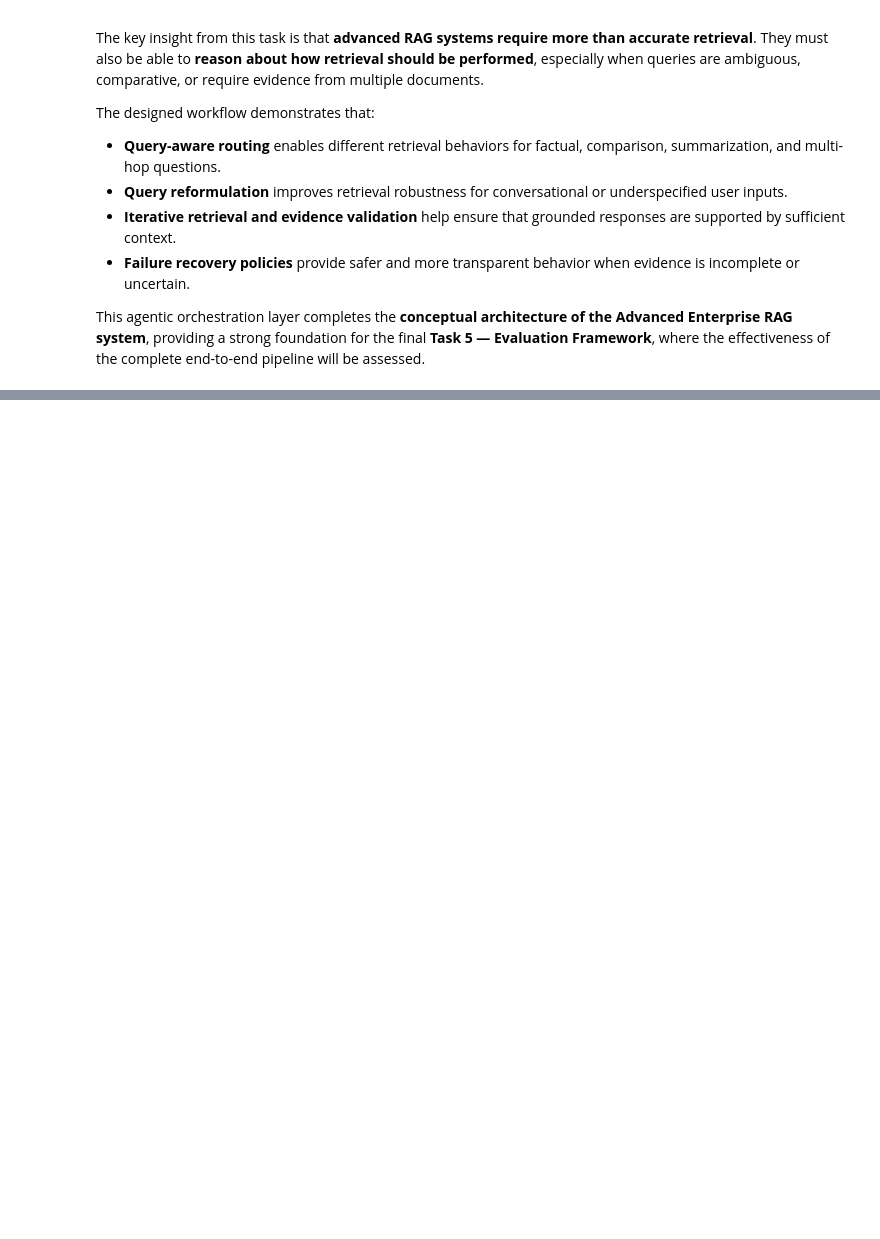
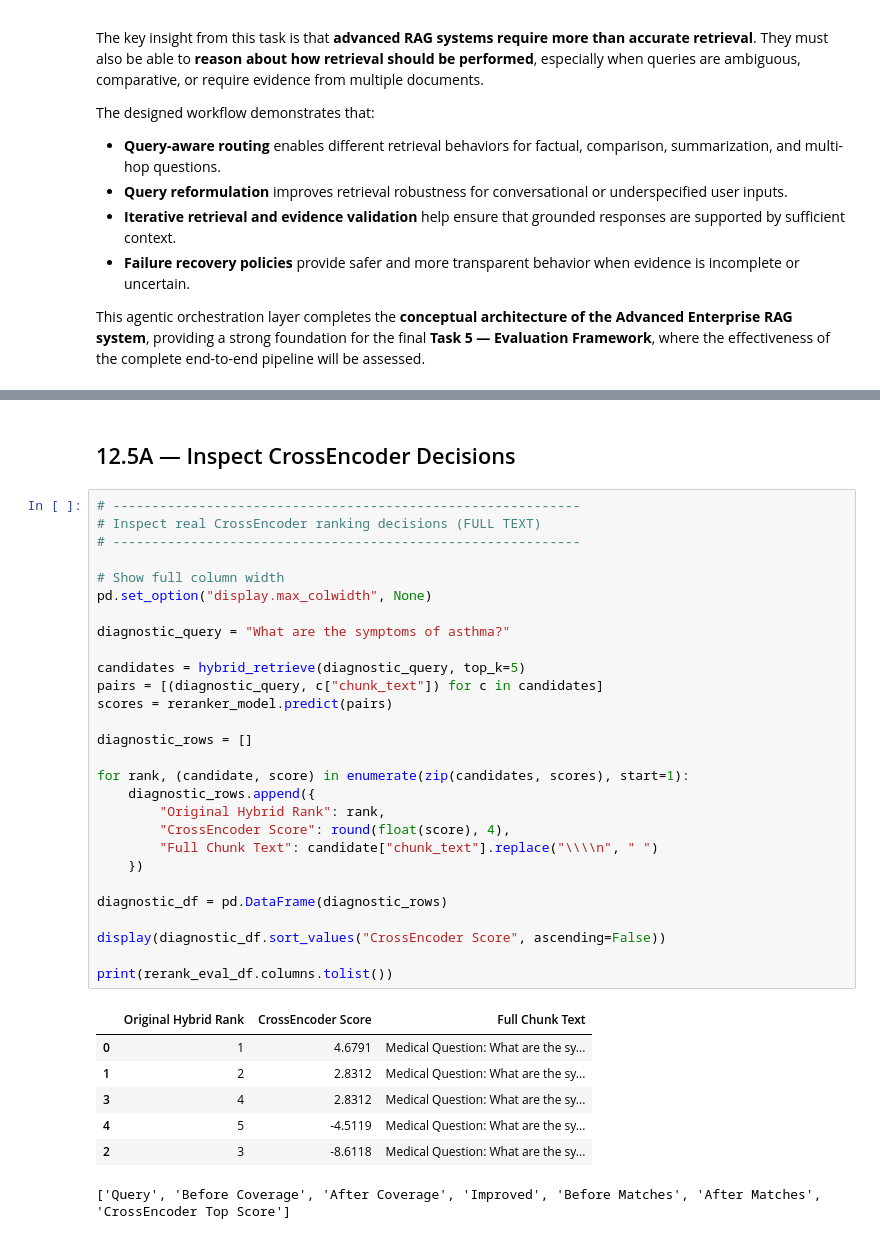
Before and after one commit to 2024ad05357/advanced-rag-enterprise, a Jupyter notebook: Advanced_Enterprise_RAG_Assignment.ipynb, the cells around one changed output, grey strips where cells are left out. Drawn from its saved outputs; the diff is of its cells as text; blank space fills up the shorter version.

```diff
--- a/Advanced_Enterprise_RAG_Assignment.ipynb
+++ b/Advanced_Enterprise_RAG_Assignment.ipynb
@@ -1657,0 +1874,38 @@ This agentic orchestration layer completes the **conceptual architecture of the
+# %% [markdown]
+## 12.5A — Inspect CrossEncoder Decisions
+# %%
+# ------------------------------------------------------------
+# Inspect real CrossEncoder ranking decisions (FULL TEXT)
+# ------------------------------------------------------------
+
+# Show full column width
+pd.set_option("display.max_colwidth", None)
+
+diagnostic_query = "What are the symptoms of asthma?"
+
+candidates = hybrid_retrieve(diagnostic_query, top_k=5)
+pairs = [(diagnostic_query, c["chunk_text"]) for c in candidates]
+scores = reranker_model.predict(pairs)
+
+diagnostic_rows = []
+
+for rank, (candidate, score) in enumerate(zip(candidates, scores), start=1):
+    diagnostic_rows.append({
+        "Original Hybrid Rank": rank,
+        "CrossEncoder Score": round(float(score), 4),
+        "Full Chunk Text": candidate["chunk_text"].replace("\\\\n", " ")
+    })
+
+diagnostic_df = pd.DataFrame(diagnostic_rows)
+
+display(diagnostic_df.sort_values("CrossEncoder Score", ascending=False))
+
+print(rerank_eval_df.columns.tolist())
+# %% [output]
+|  | Original Hybrid Rank | CrossEncoder Score | Full Chunk Text |
+| 0 | 1 | 4.6791 | Medical Question: What are the sy... |
+| 1 | 2 | 2.8312 | Medical Question: What are the sy... |
+| 3 | 4 | 2.8312 | Medical Question: What are the sy... |
+| 4 | 5 | -4.5119 | Medical Question: What are the sy... |
+| 2 | 3 | -8.6118 | Medical Question: What are the sy... |
+['Query', 'Before Coverage', 'After Coverage', 'Improved', 'Before Matches', 'After Matches', 'CrossEncoder Top Score']
```
Also changed, not shown: parts of 22 cells of this notebook.
